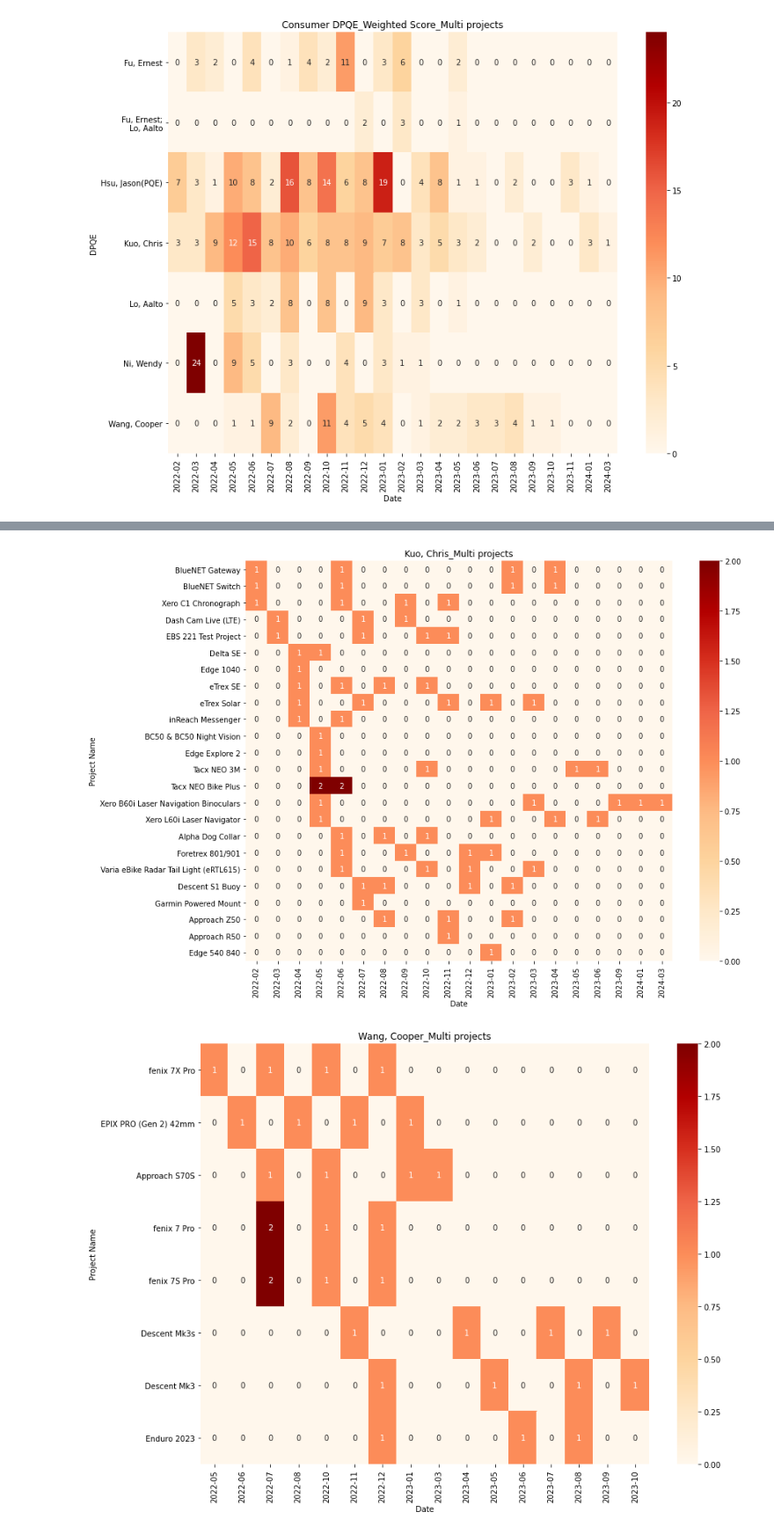
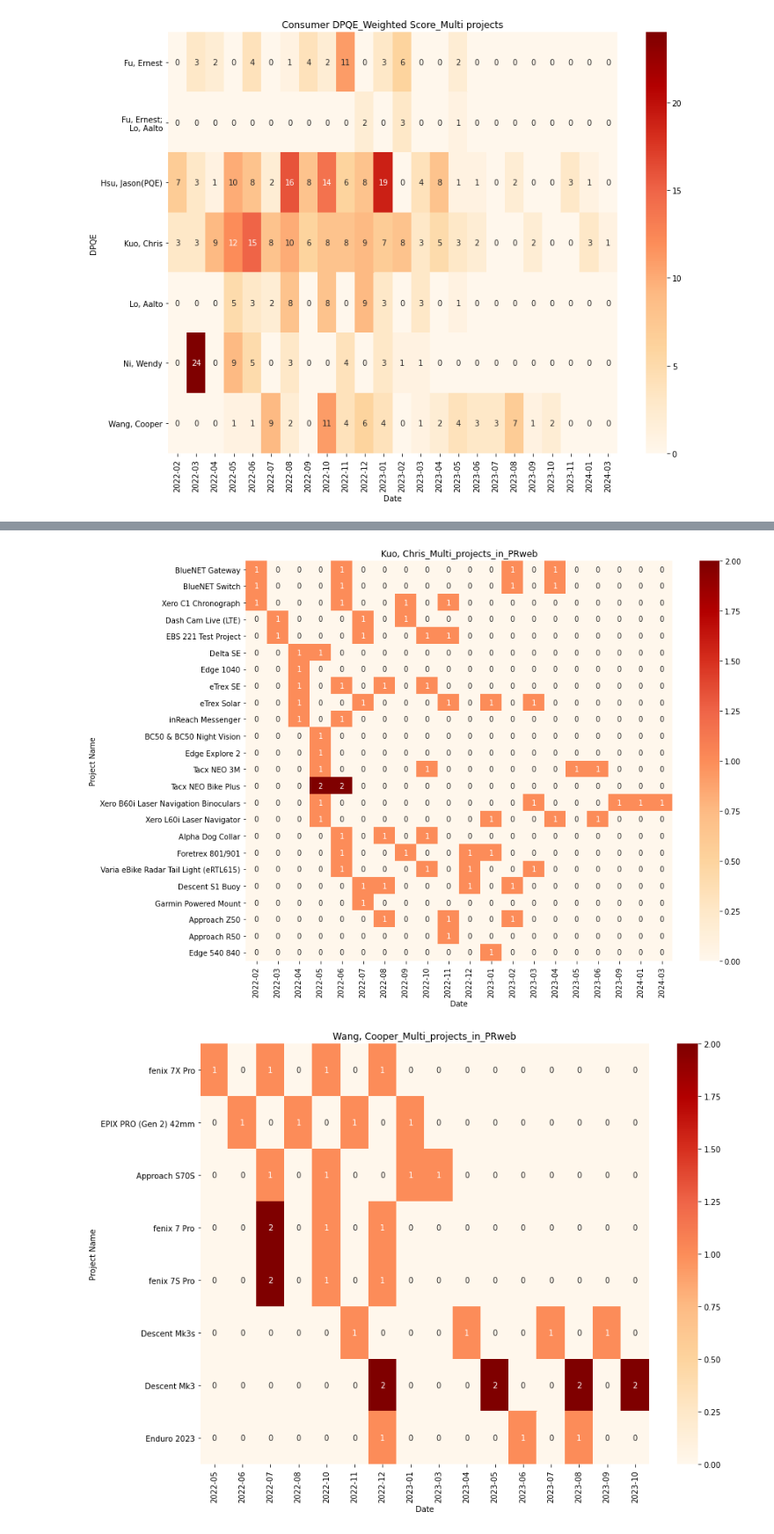
Before and after one commit to CPWRF/Projects, a Jupyter notebook: GMLA loading analysis/PID_PMsystem_PRweb/Loading analysis_PID_PMsystem.ipynb, the cells around one changed output, grey strips where cells are left out. Shown at 88% size. Cells and saved outputs as stored; diff of their text form; code cells hidden in the pictures.

```diff
--- a/GMLA loading analysis/PID_PMsystem_PRweb/Loading analysis_PID_PMsystem.ipynb
+++ b/GMLA loading analysis/PID_PMsystem_PRweb/Loading analysis_PID_PMsystem.ipynb
@@ -45,5 +118,5 @@ prweb = pd.read_excel(prweb_file, header=1)
 # %%
-multi_project = prweb.groupby(['PM Project Name']).count()['Project Name'].sort_values(ascending=False).reset_index().rename(columns={'Project Name':'Project counts'})
-multi_project = multi_project[multi_project['Project counts']>1]
+multi_project = prweb.groupby(['PM Project Id','PM Project Name']).count()['Project Name'].sort_values(ascending=False).reset_index().rename(columns={'Project Name':'Multi_Projects_in_PRweb'})
+multi_project = multi_project[multi_project['Multi_Projects_in_PRweb']>1]
 multi_project
 # %% [output]
@@ -64,0 +138,4 @@ multi_project
+# %%
+pid_cft_multi = pd.merge(how='left', left=pid_cft, right=multi_project, left_on='Project ID',right_on='PM Project Id')
+pid_cft_multi['Multi_Projects_in_PRweb'].fillna(1, inplace=True)
+pid_cft_multi
@@ -65,7 +176,7 @@ multi_project
 # %%
-pid_cft_multi = pd.merge(how='left', left=pid_cft, right=multi_project, left_on='Project Name', right_on='PM Project Name')
-pid_cft_multi['Project counts'].fillna(1, inplace=True)
-pid_cft_multi
+#pid_cft_multi = pd.merge(how='left', left=pid_cft, right=multi_project, left_on='Project Name', right_on='PM Project Name')
+#pid_cft_multi['Project counts'].fillna(1, inplace=True)
+#pid_cft_multi
 # %% [output]
 |  | Category | Project type | Project Name | Phase Name | Phase Start | DPQE | weighted_score | ... |
 | 0 | Fitness | PDP | 2022 vivofit jr. 3 SKUs | Factory Proto | 2022-01-19 | Fu, Ernest | 2 | ... |
@@ -81,7 +192,7 @@ pid_cft_multi
 | 371 | Automotive | PDP | zumo XT2 | Mass Production | 2023-02-06 | Ni, Wendy | 1 | ... |
 372 rows × 9 columns
 # %%
-pid_cft_multi['weighted_score_multi projects'] = pid_cft_multi['weighted_score']*pid_cft_multi['Project counts']
+pid_cft_multi['weighted_score_multi projects'] = pid_cft_multi['weighted_score']*pid_cft_multi['Multi_Projects_in_PRweb']
 # %%
 pid_cft_multi
 # %% [output]
@@ -178,5 +289,5 @@ df_consumer_dpqe_project
 # %%
 for member in consumer_dpqe_list:
     plt.figure(figsize=(13,10))
-    sns.heatmap(df_consumer_dpqe_project.loc[member]['Project counts'].unstack(fill_value=0,level=0),cmap="OrRd", annot=True).set(title=member+'_Multi projects');
+    sns.heatmap(df_consumer_dpqe_project.loc[member]['Multi_Projects_in_PRweb'].unstack(fill_value=0,level=0),cmap="OrRd", annot=True).set(title=member+'_Multi_projects_in_PRweb');
 # %% [output]
@@ -184,2 +295,2 @@ for member in consumer_dpqe_list:
-[figure, old version]
+[figure, new version]
-[figure, old version]
+[figure, new version]
```
Also changed, not shown: parts of 27 cells of this notebook, 11 other files.
